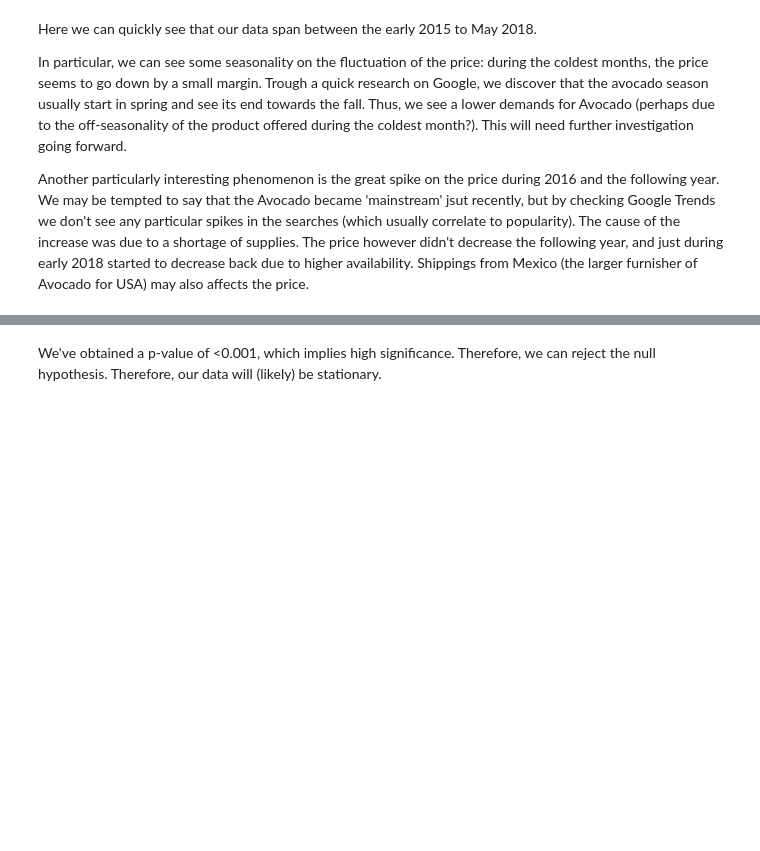
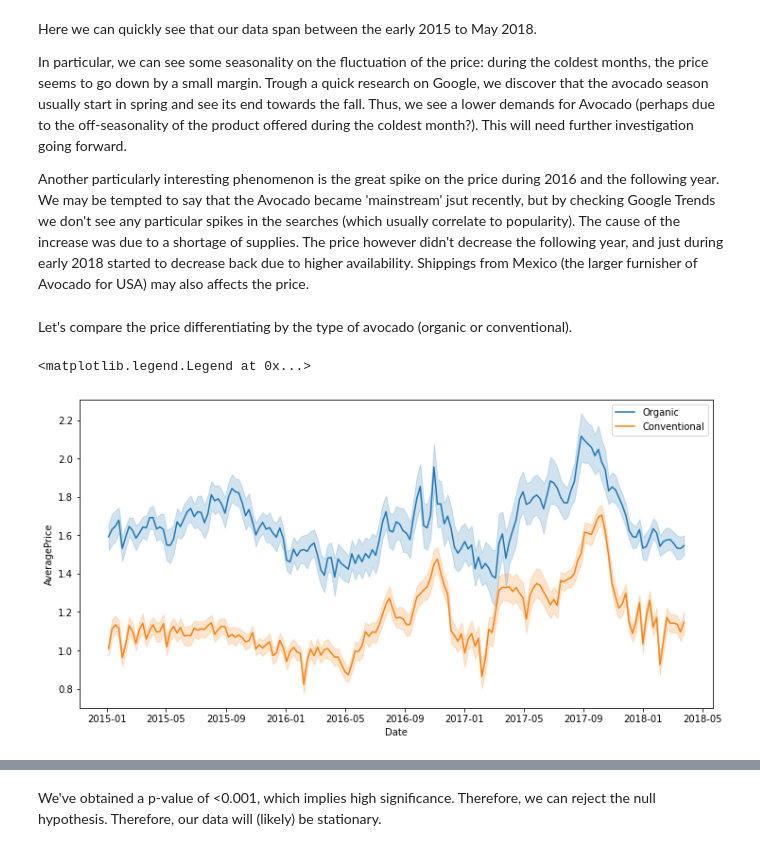
Before and after one commit to Zanett96/Kaggle, a Jupyter notebook: Avocado/Avocado.ipynb, the cells around one changed output, grey strips where cells are left out. Cells and saved outputs as stored; diff of their text form; code cells hidden in the pictures; blank space fills up the shorter version.

```diff
--- a/Avocado/Avocado.ipynb
+++ b/Avocado/Avocado.ipynb
@@ -139,3 +143,18 @@ Here we can quickly see that our data span between the early 2015 to May 2018.
 In particular, we can see some seasonality on the fluctuation of the price: during the coldest months, the price seems to go down by a small margin. Trough a quick research on Google, we discover that the avocado season usually start in spring and see its end towards the fall. Thus, we see a lower demands for Avocado (perhaps due to the off-seasonality of the product offered during the coldest month?). This will need further investigation going forward.
 
 Another particularly interesting phenomenon is the great spike on the price during 2016 and the following year. We may be tempted to say that the Avocado became 'mainstream' jsut recently, but by checking Google Trends we don't see any particular spikes in the searches (which usually correlate to popularity). The cause of the increase was due to a shortage of supplies. The price however didn't decrease the following year, and just during early 2018 started to decrease back due to higher availability. Shippings from Mexico (the larger furnisher of Avocado for USA) may also affects the price.
+# %% [markdown]
+Let's compare the price differentiating by the type of avocado (organic or conventional).
+# %%
+# Query the dataset
+organic_df = avocado_df[avocado_df.type == 'organic']
+conventional_df = avocado_df[avocado_df.type == 'conventional']
+
+# plot the comparison
+plt.figure(figsize=(12, 6))
+ax = sns.lineplot(x="Date", y="AveragePrice", data=organic_df)
+ax = sns.lineplot(x="Date", y="AveragePrice", data=conventional_df)
+plt.legend(labels=['Organic', 'Conventional'])
+# %% [output]
+<matplotlib.legend.Legend at 0x...>
+[figure, added]
```
Also changed, not shown: parts of 11 cells of this notebook.
